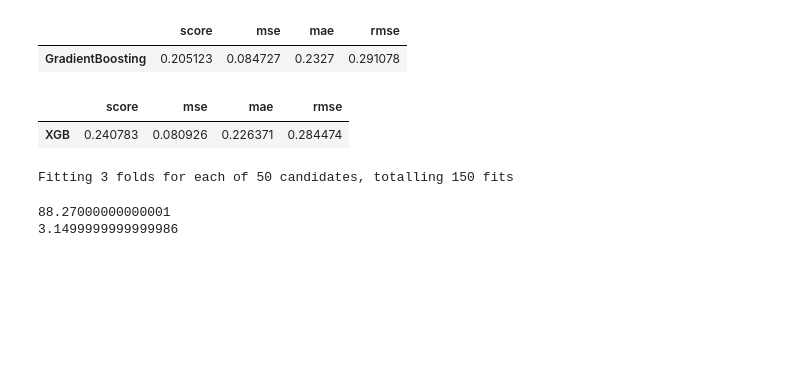
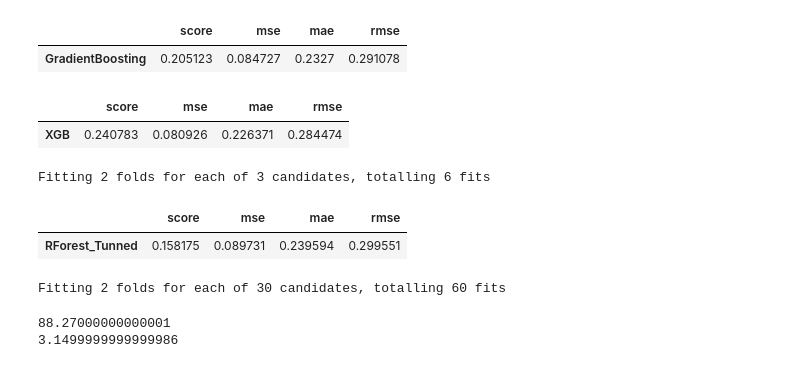
Before and after one commit to isoori/Porter-Delivery-Time-Estimation, a Jupyter notebook: Untitled.ipynb, the cells around one changed output. Drawn from its saved outputs; the diff is of its cells as text; code cells hidden in the pictures; blank space fills up the shorter version.

```diff
--- a/Untitled.ipynb
+++ b/Untitled.ipynb
@@ -309,33 +309,35 @@ m5
 # %%
 n_estimators = [int(x) for x in np.linspace(100,2000,10)]
 max_depth = [int(x) for x in np.linspace(1,10,10)]
 max_depth.append(None)
 min_samples_split = [2,5,10]
 min_samples_leaf = [1,2,5]
 max_features = ['auto','sqrt','log2']
 bootstrap = [False,True]
 
 params = {
     'n_estimators':n_estimators,
     'max_depth' :max_depth,
     'min_samples_split': min_samples_split,
     'min_samples_leaf' :min_samples_leaf,
     'max_features': max_features,
     'bootstrap': bootstrap
 }
 
 fr = RandomForestRegressor()
-fr_grid = RandomizedSearchCV(estimator=fr, param_distributions=params,n_iter=50,cv=3,n_jobs=-1,verbose=2)
+fr_grid = RandomizedSearchCV(estimator=fr, param_distributions=params,n_iter=3,cv=2,n_jobs=-1,verbose=2)
 fr_grid.fit(xtr_scalled,y_train)
 predictionfg = fr_grid.best_estimator_.predict(xts_scalled)
 score = r2_score(y_test,predictionfg)
 mse = mean_squared_error(y_test,predictionfg)
 mae = mean_absolute_error(y_test,predictionfg)
 rmse = np.sqrt(mse)
 m6 = pd.DataFrame({'score':score,'mse':mse,'mae':mae,'rmse':rmse},index=['RForest_Tunned'])
 m6
 # %% [output]
-Fitting 3 folds for each of 50 candidates, totalling 150 fits
+Fitting 2 folds for each of 3 candidates, totalling 6 fits
+|  | score | mse | mae | rmse |
+| RForest_Tunned | 0.158175 | 0.089731 | 0.239594 | 0.299551 |
 # %%
 max_depthX = [int(x) for x in np.linspace(start=2,stop=20,num=10)]
 learning_rate = [float(x) for x in np.linspace(start=0.01,stop=0.3,num=10)]
@@ -351,7 +353,7 @@ params = { 'max_depth': max_depthX,
 
 
 xgb_tunned = XGBRegressor()
-grid_xgb = RandomizedSearchCV(estimator=xgb_tunned, param_distributions=params,verbose=2, n_iter=50,cv=3,n_jobs=-1)
+grid_xgb = RandomizedSearchCV(estimator=xgb_tunned, param_distributions=params,verbose=2, n_iter=30,cv=2,n_jobs=-1)
 grid_xgb.fit(xtr_scalled,y_train)
 predictionxh = grid_xgb.best_estimator_.predict(xts_scalled)
 score = r2_score(y_test,predictionxh)
@@ -360,6 +362,8 @@ mae = mean_absolute_error(y_test,predictionxh)
 rmse = np.sqrt(mse)
 m7 = pd.DataFrame({'score':score,'mse':mse,'mae':mae,'rmse':rmse},index=['XGB_Tunned'])
 m7
+# %% [output]
+Fitting 2 folds for each of 30 candidates, totalling 60 fits
 # %%
 result = pd.concat([m1,m2,m3,m4,m5,m6,m7],axis=0)
 result
```
